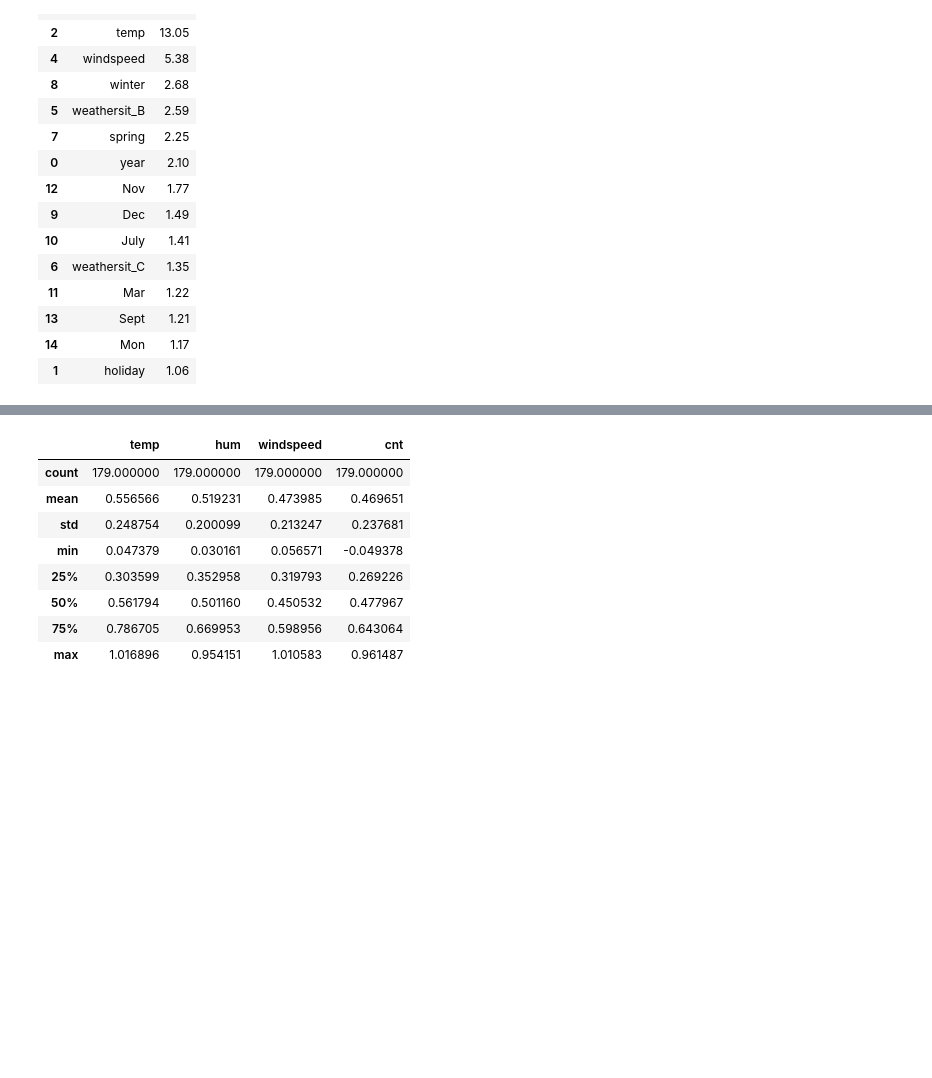
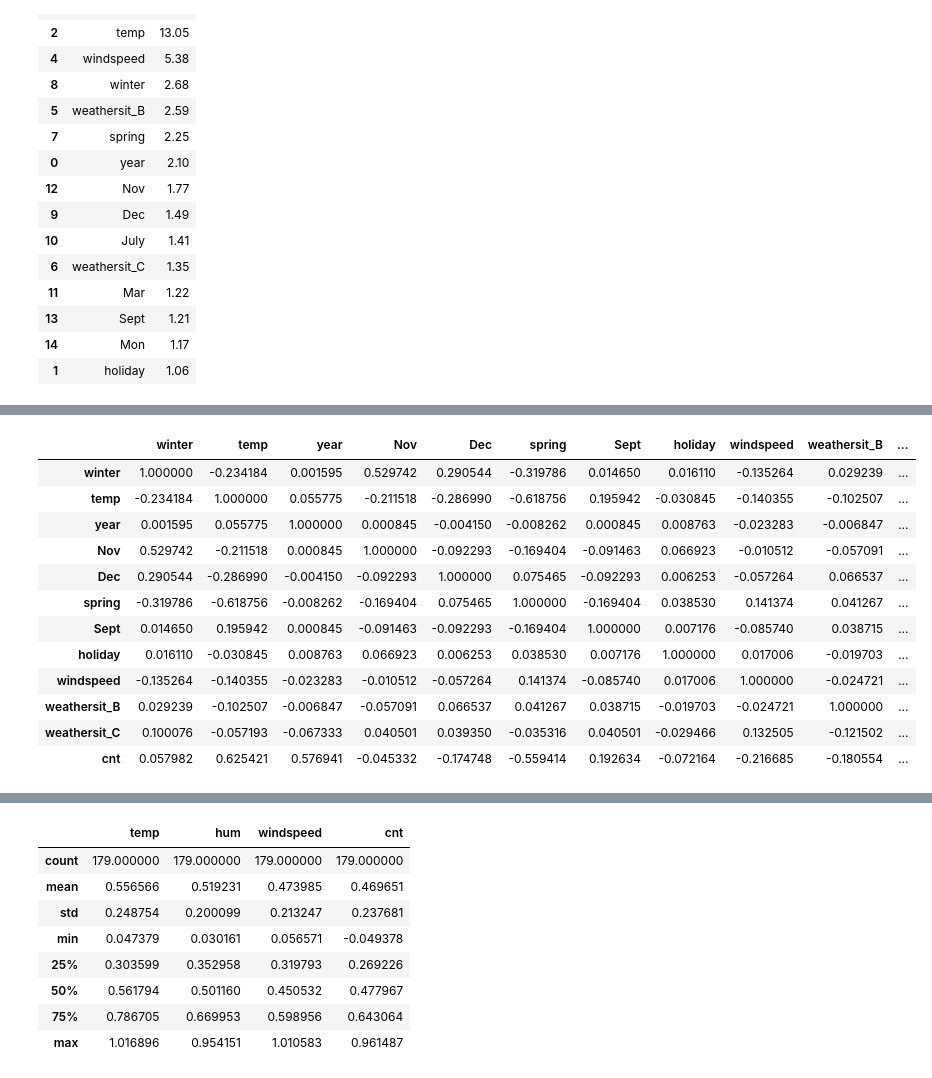
Before and after one commit to hanumant-jadhav/BikeSharing, a Jupyter notebook: Bike_Sharing.ipynb, the cells around one changed output, grey strips where cells are left out. Saved outputs shown, nothing was run; the diff lists cells and outputs as text; code cells hidden in the pictures; blank space fills up the shorter version.

Commit message:
Improved model on basis of correlation

```diff
--- a/Bike_Sharing.ipynb
+++ b/Bike_Sharing.ipynb
@@ -853,0 +676,17 @@ vif
+# %%
+# Let's look for correlation for remaining features
+byke_df[['winter','temp','year','Nov','Dec','spring','Sept','holiday','windspeed','weathersit_B','weathersit_C','cnt']].corr()
+# %% [output]
+|  | winter | temp | year | Nov | Dec | spring | Sept | holiday | windspeed | weathersit_B | ... |
+| winter | 1.000000 | -0.234184 | 0.001595 | 0.529742 | 0.290544 | -0.319786 | 0.014650 | 0.016110 | -0.135264 | 0.029239 | ... |
+| temp | -0.234184 | 1.000000 | 0.055775 | -0.211518 | -0.286990 | -0.618756 | 0.195942 | -0.030845 | -0.140355 | -0.102507 | ... |
+| year | 0.001595 | 0.055775 | 1.000000 | 0.000845 | -0.004150 | -0.008262 | 0.000845 | 0.008763 | -0.023283 | -0.006847 | ... |
+| Nov | 0.529742 | -0.211518 | 0.000845 | 1.000000 | -0.092293 | -0.169404 | -0.091463 | 0.066923 | -0.010512 | -0.057091 | ... |
+| Dec | 0.290544 | -0.286990 | -0.004150 | -0.092293 | 1.000000 | 0.075465 | -0.092293 | 0.006253 | -0.057264 | 0.066537 | ... |
+| spring | -0.319786 | -0.618756 | -0.008262 | -0.169404 | 0.075465 | 1.000000 | -0.169404 | 0.038530 | 0.141374 | 0.041267 | ... |
+| Sept | 0.014650 | 0.195942 | 0.000845 | -0.091463 | -0.092293 | -0.169404 | 1.000000 | 0.007176 | -0.085740 | 0.038715 | ... |
+| holiday | 0.016110 | -0.030845 | 0.008763 | 0.066923 | 0.006253 | 0.038530 | 0.007176 | 1.000000 | 0.017006 | -0.019703 | ... |
+| windspeed | -0.135264 | -0.140355 | -0.023283 | -0.010512 | -0.057264 | 0.141374 | -0.085740 | 0.017006 | 1.000000 | -0.024721 | ... |
+| weathersit_B | 0.029239 | -0.102507 | -0.006847 | -0.057091 | 0.066537 | 0.041267 | 0.038715 | -0.019703 | -0.024721 | 1.000000 | ... |
+| weathersit_C | 0.100076 | -0.057193 | -0.067333 | 0.040501 | 0.039350 | -0.035316 | 0.040501 | -0.029466 | 0.132505 | -0.121502 | ... |
+| cnt | 0.057982 | 0.625421 | 0.576941 | -0.045332 | -0.174748 | -0.559414 | 0.192634 | -0.072164 | -0.216685 | -0.180554 | ... |
```
Also changed, not shown: parts of 48 cells of this notebook.
